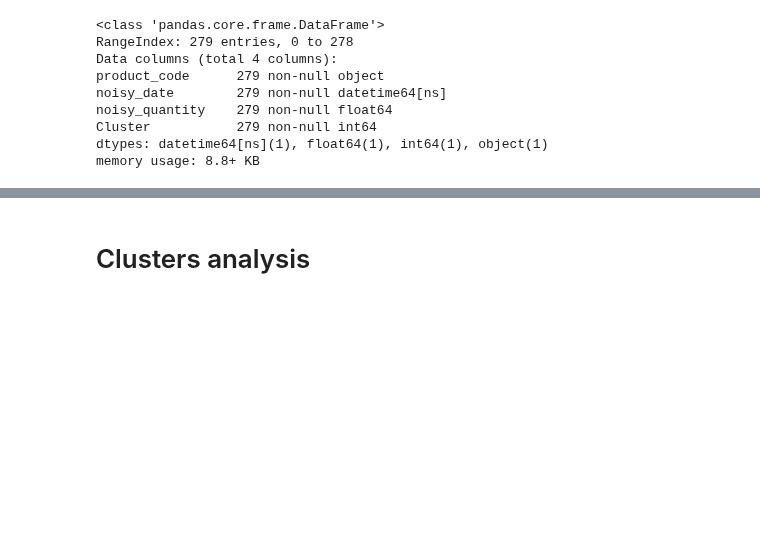
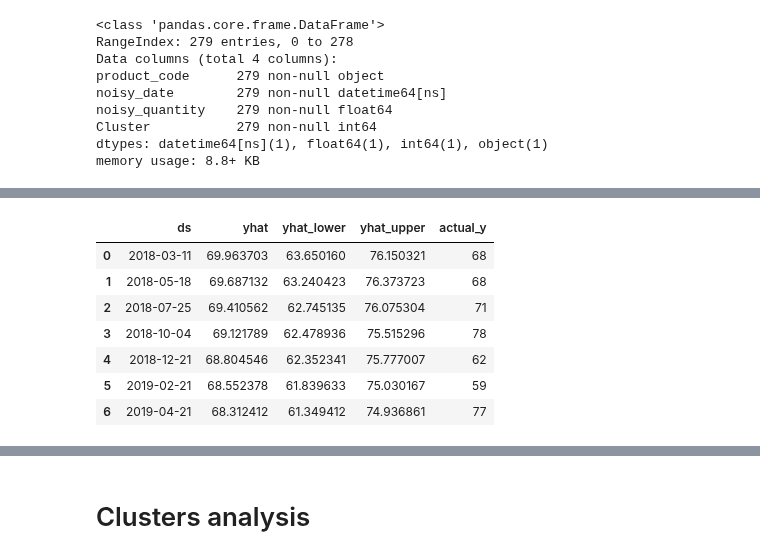
Before and after one commit to raphaelribard/Sales_forecasting, a Jupyter notebook: notebooks/2.0-rr-EDA-using-simulated-data.ipynb, the cells around one changed output, grey strips where cells are left out. Saved outputs shown, nothing was run; the diff lists cells and outputs as text; code cells hidden in the pictures; blank space fills up the shorter version.

```diff
--- a/notebooks/2.0-rr-EDA-using-simulated-data.ipynb
+++ b/notebooks/2.0-rr-EDA-using-simulated-data.ipynb
@@ -66,2 +107,2 @@ from fbprophet import Prophet
 # %%
-model=Prophet()
+next_sale_date_model=Prophet()
@@ -67,0 +118,2 @@ model=Prophet()
+# %%
+next_sale_date_model.fit(prophet_date_df[:5])
@@ -67,0 +126,2 @@ model=Prophet()
+# %%
+next_sale_date_forecast = next_sale_date_model.predict(pd.DataFrame(prophet_date_df['ds']))
@@ -67,0 +150,13 @@ model=Prophet()
+# %%
+next_sale_date_forecast['actual_y']=prophet_date_df['y'].values
+# %%
+next_sale_date_forecast[['ds', 'yhat', 'yhat_lower', 'yhat_upper','actual_y']]
+# %% [output]
+|  | ds | yhat | yhat_lower | yhat_upper | actual_y |
+| 0 | 2018-03-11 | 69.963703 | 63.650160 | 76.150321 | 68 |
+| 1 | 2018-05-18 | 69.687132 | 63.240423 | 76.373723 | 68 |
+| 2 | 2018-07-25 | 69.410562 | 62.745135 | 76.075304 | 71 |
+| 3 | 2018-10-04 | 69.121789 | 62.478936 | 75.515296 | 78 |
+| 4 | 2018-12-21 | 68.804546 | 62.352341 | 75.777007 | 62 |
+| 5 | 2019-02-21 | 68.552378 | 61.839633 | 75.030167 | 59 |
+| 6 | 2019-04-21 | 68.312412 | 61.349412 | 74.936861 | 77 |
```
Also changed, not shown: parts of 41 cells of this notebook.
